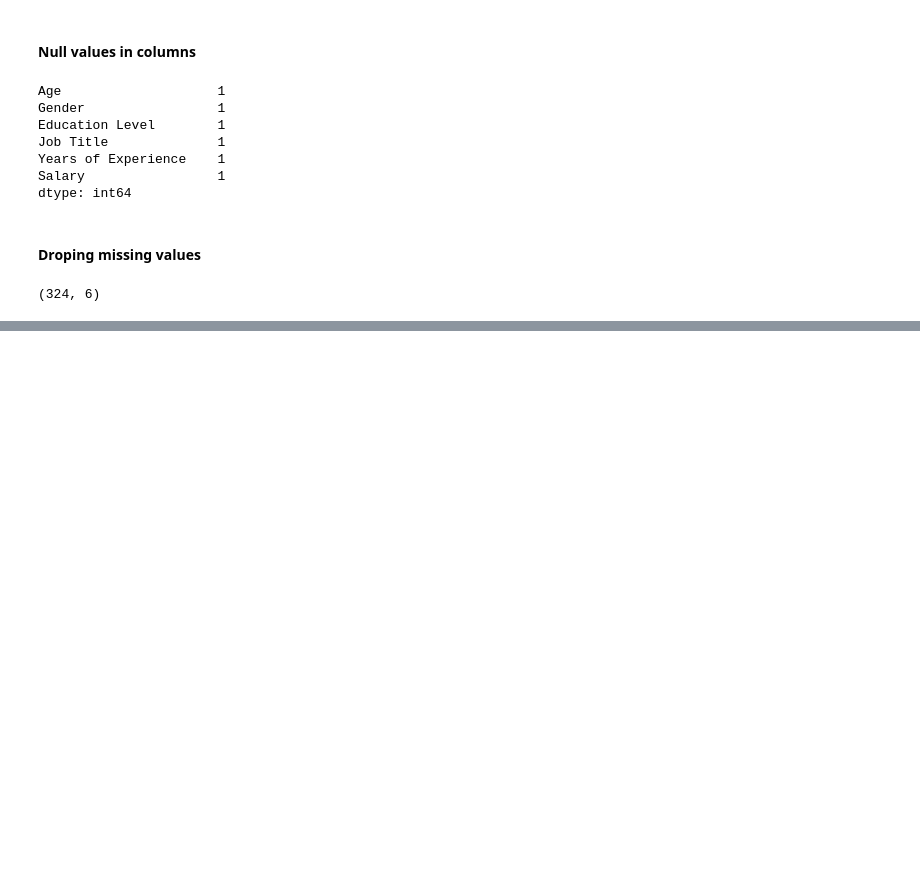
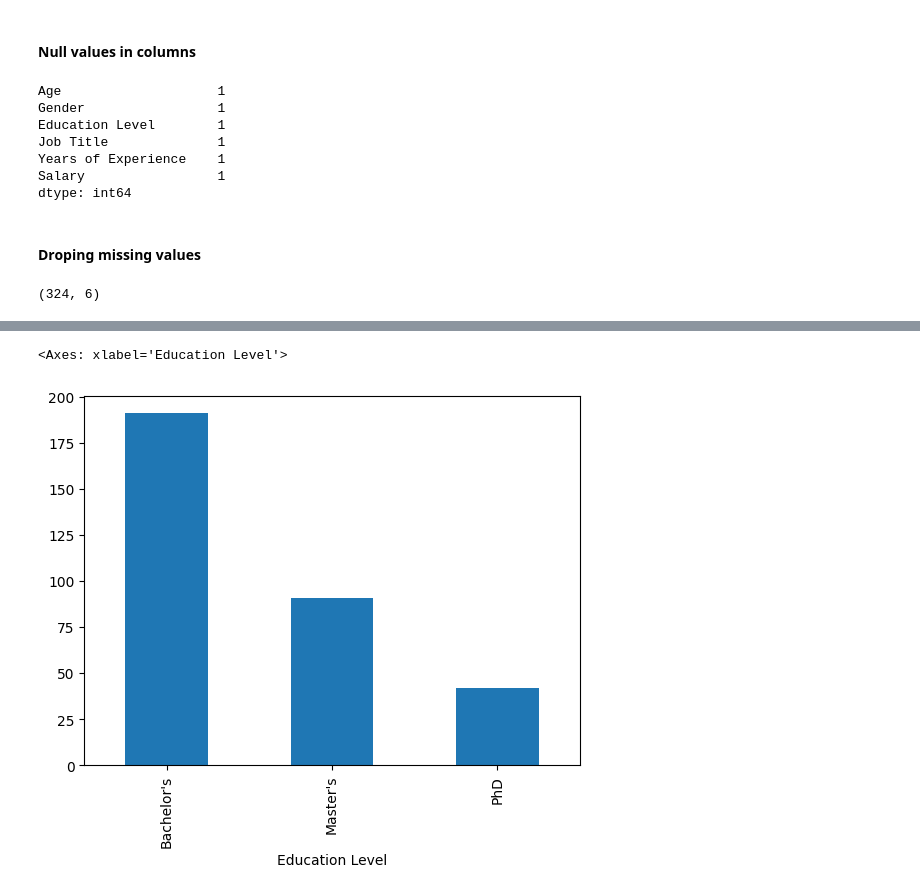
Before and after one commit to vinaygupta88/Empl-Salary-Predection, a Jupyter notebook: Training Files/Emp-Salary-Prediction.ipynb, the cells around one changed output, grey strips where cells are left out. Cells and saved outputs as stored; diff of their text form; code cells hidden in the pictures; blank space fills up the shorter version.

```diff
--- a/Training Files/Emp-Salary-Prediction.ipynb
+++ b/Training Files/Emp-Salary-Prediction.ipynb
@@ -108,0 +145,5 @@ df.shape
+# %%
+df['Education Level'].value_counts().plot(kind = 'bar')
+# %% [output]
+<Axes: xlabel='Education Level'>
+[figure, added]
```
Also changed, not shown: parts of 12 cells of this notebook.
